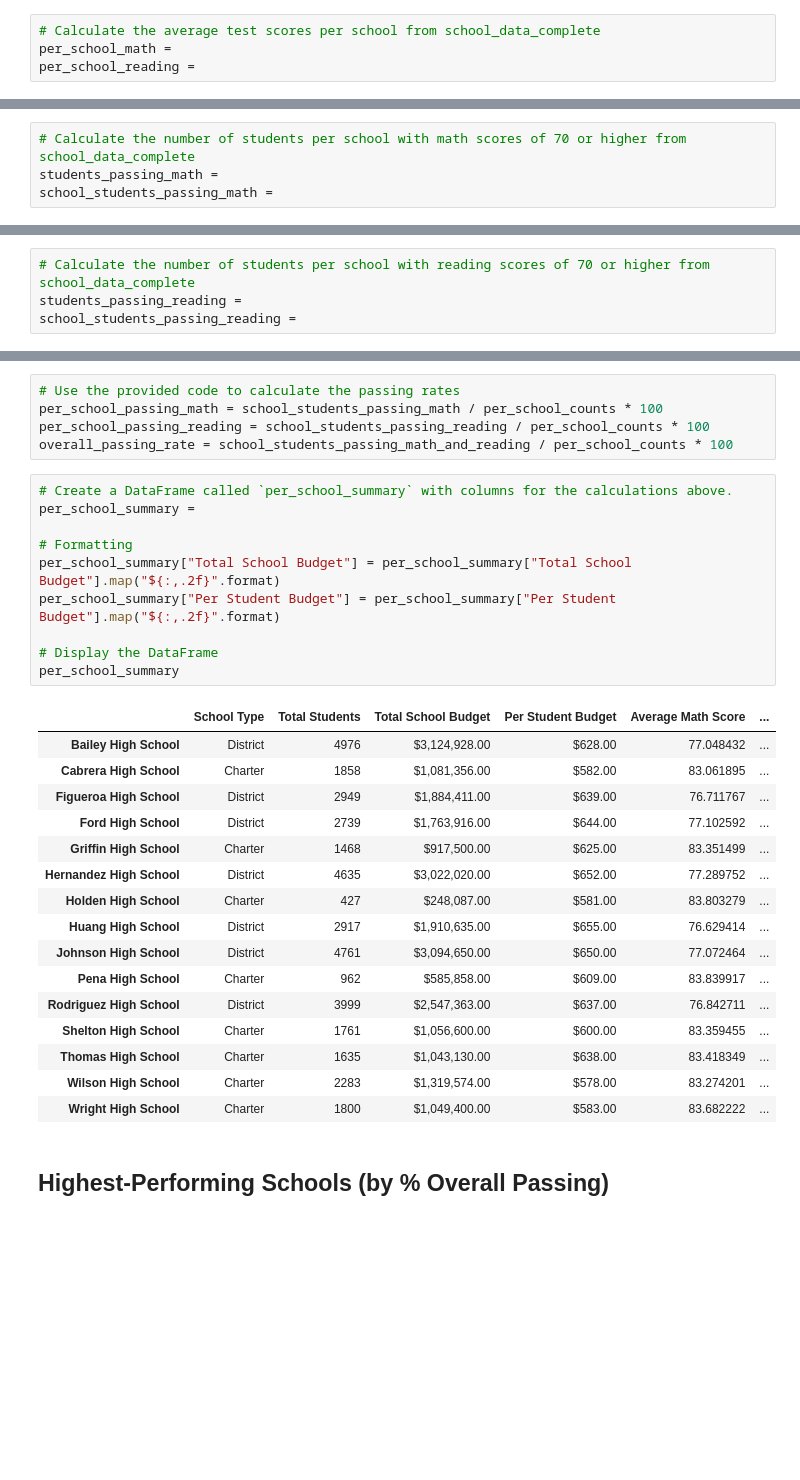
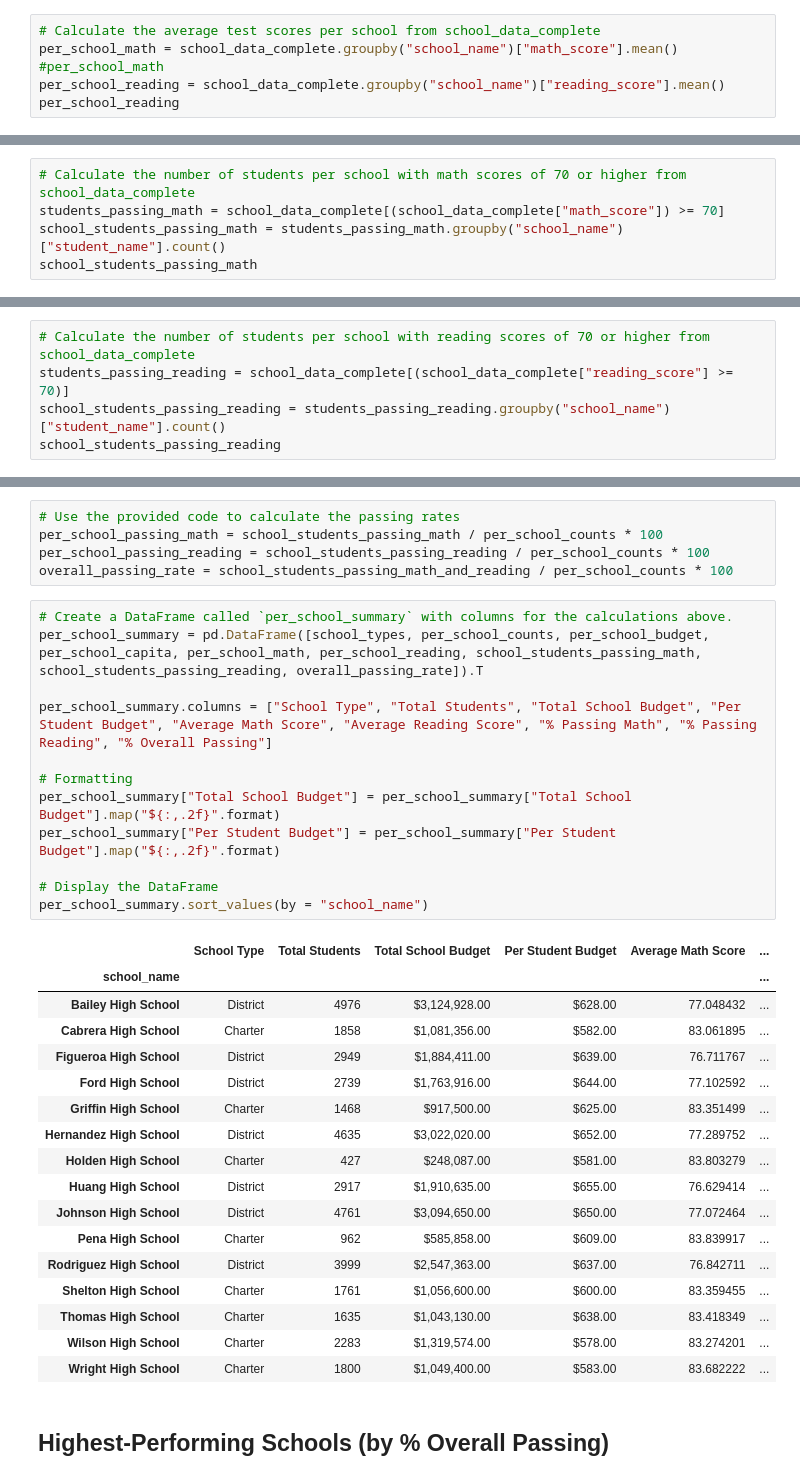
Before and after one commit to sandrocarlos/pandas-challenge, a Jupyter notebook: PyCitySchools/PyCitySchools.ipynb, the cells around one changed output, grey strips where cells are left out. Cells and saved outputs as stored; diff of their text form; blank space fills up the shorter version.

```diff
--- a/PyCitySchools/PyCitySchools.ipynb
+++ b/PyCitySchools/PyCitySchools.ipynb
@@ -175,5 +175,7 @@ Wright High School       583.0
 dtype: float64
 # %%
 # Calculate the average test scores per school from school_data_complete
-per_school_math =
-per_school_reading =
+per_school_math = school_data_complete.groupby("school_name")["math_score"].mean()
+#per_school_math
+per_school_reading = school_data_complete.groupby("school_name")["reading_score"].mean()
+per_school_reading
@@ -180,4 +200,5 @@ per_school_reading =
 # %%
 # Calculate the number of students per school with math scores of 70 or higher from school_data_complete
-students_passing_math =
-school_students_passing_math =
+students_passing_math = school_data_complete[(school_data_complete["math_score"]) >= 70]
+school_students_passing_math = students_passing_math.groupby("school_name")["student_name"].count()
+school_students_passing_math
@@ -184,4 +223,5 @@ school_students_passing_math =
 # %%
 # Calculate the number of students per school with reading scores of 70 or higher from school_data_complete
-students_passing_reading =
-school_students_passing_reading =
+students_passing_reading = school_data_complete[(school_data_complete["reading_score"] >= 70)]
+school_students_passing_reading = students_passing_reading.groupby("school_name")["student_name"].count()
+school_students_passing_reading
@@ -198,16 +275,19 @@ per_school_passing_reading = school_students_passing_reading / per_school_counts
 overall_passing_rate = school_students_passing_math_and_reading / per_school_counts * 100
 # %%
 # Create a DataFrame called `per_school_summary` with columns for the calculations above.
-per_school_summary =
+per_school_summary = pd.DataFrame([school_types, per_school_counts, per_school_budget, per_school_capita, per_school_math, per_school_reading, school_students_passing_math, school_students_passing_reading, overall_passing_rate]).T
+
+per_school_summary.columns = ["School Type", "Total Students", "Total School Budget", "Per Student Budget", "Average Math Score", "Average Reading Score", "% Passing Math", "% Passing Reading", "% Overall Passing"]
 
 # Formatting
 per_school_summary["Total School Budget"] = per_school_summary["Total School Budget"].map("${:,.2f}".format)
 per_school_summary["Per Student Budget"] = per_school_summary["Per Student Budget"].map("${:,.2f}".format)
 
 # Display the DataFrame
-per_school_summary
+per_school_summary.sort_values(by = "school_name")
 # %% [output]
 |  | School Type | Total Students | Total School Budget | Per Student Budget | Average Math Score | ... |
+| school_name |  |  |  |  |  | ... |
 | Bailey High School | District | 4976 | $3,124,928.00 | $628.00 | 77.048432 | ... |
 | Cabrera High School | Charter | 1858 | $1,081,356.00 | $582.00 | 83.061895 | ... |
 | Figueroa High School | District | 2949 | $1,884,411.00 | $639.00 | 76.711767 | ... |
```
Also changed, not shown: parts of 4 cells of this notebook.
